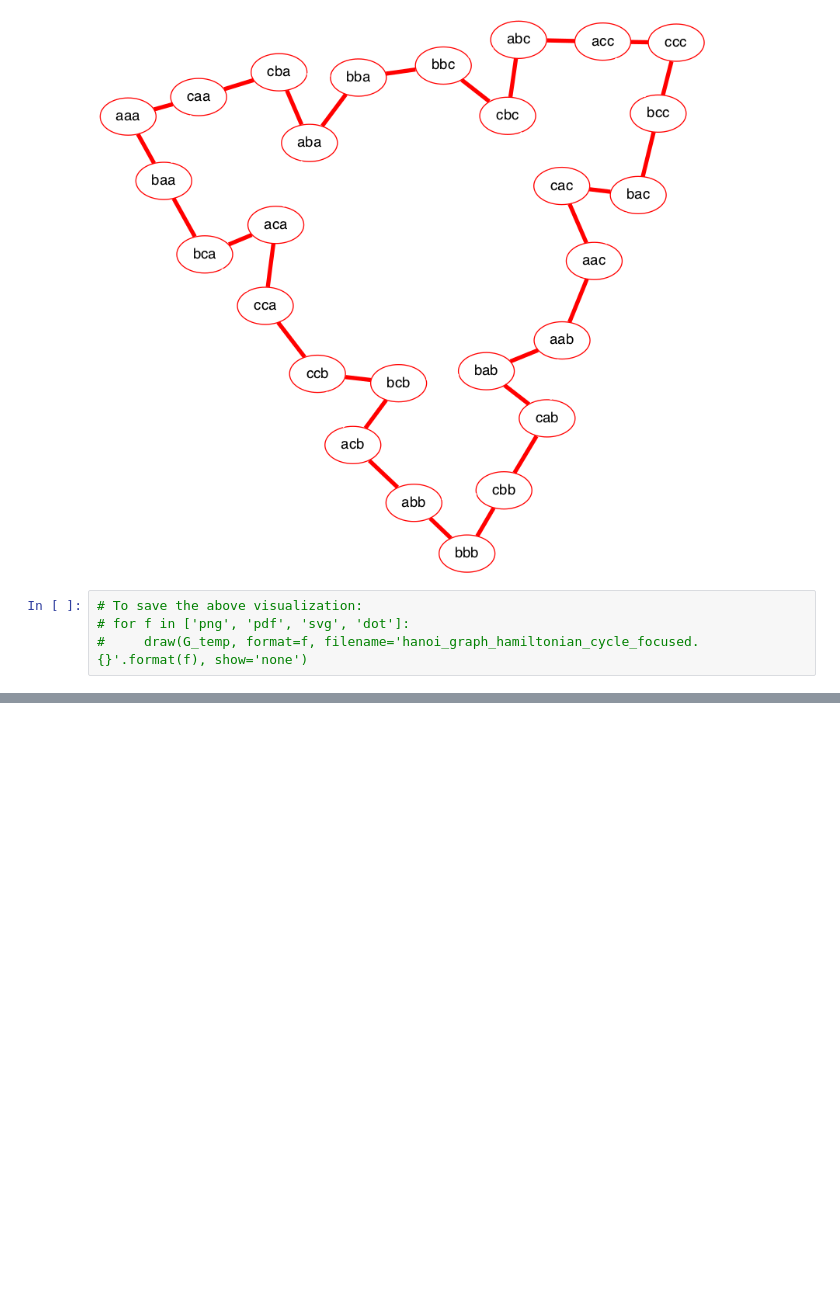
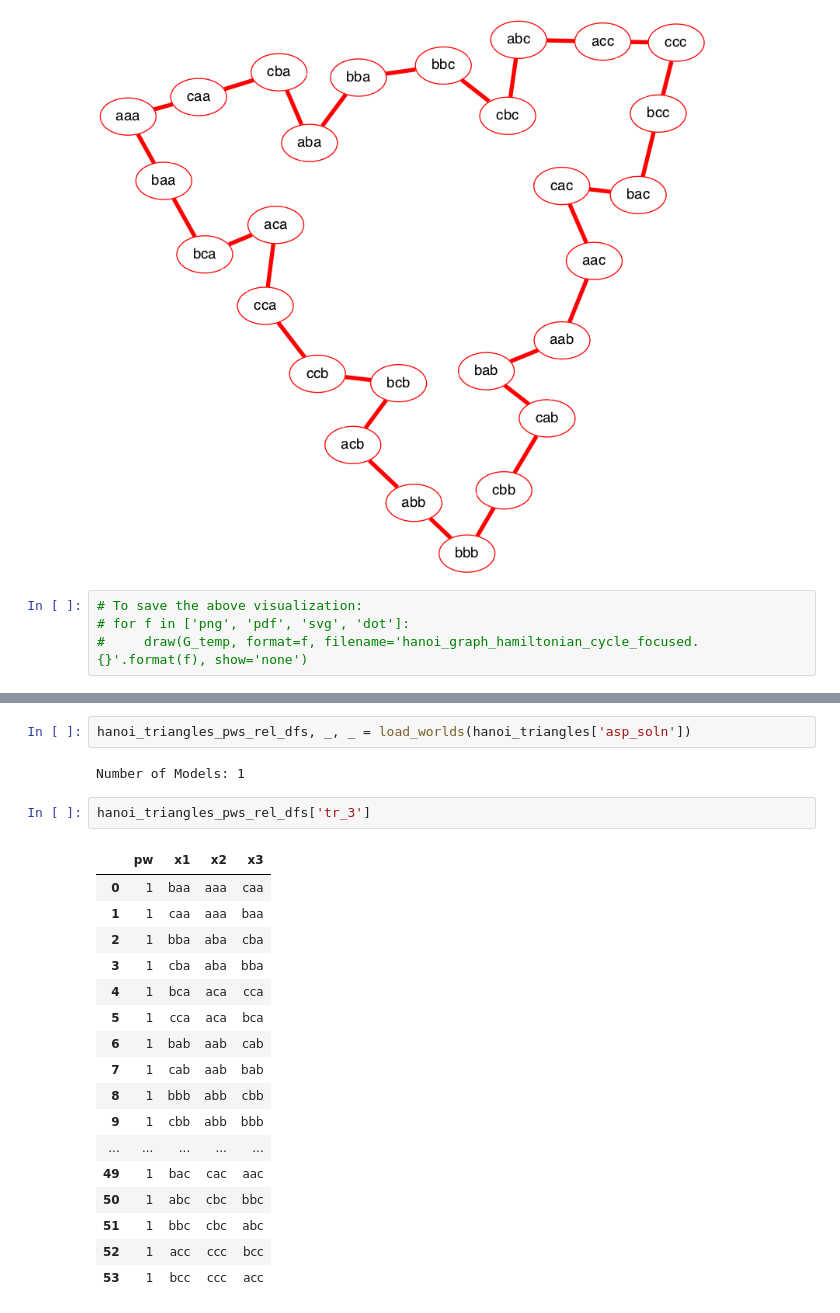
Before and after one commit to sahil1105/PWE-demos-dev, a Jupyter notebook: Hanoi-Graph-Analysis.ipynb, the cells around one changed output, grey strips where cells are left out. Saved outputs shown, nothing was run; the diff lists cells and outputs as text; blank space fills up the shorter version.

```diff
--- a/Hanoi-Graph-Analysis.ipynb
+++ b/Hanoi-Graph-Analysis.ipynb
@@ -298,0 +333,24 @@ draw(G_temp)
+# %%
+hanoi_triangles_pws_rel_dfs, _, _ = load_worlds(hanoi_triangles['asp_soln'])
+# %% [output]
+Number of Models: 1
+# %%
+hanoi_triangles_pws_rel_dfs['tr_3']
+# %% [output]
+|  | pw | x1 | x2 | x3 |
+| 0 | 1 | baa | aaa | caa |
+| 1 | 1 | caa | aaa | baa |
+| 2 | 1 | bba | aba | cba |
+| 3 | 1 | cba | aba | bba |
+| 4 | 1 | bca | aca | cca |
+| 5 | 1 | cca | aca | bca |
+| 6 | 1 | bab | aab | cab |
+| 7 | 1 | cab | aab | bab |
+| 8 | 1 | bbb | abb | cbb |
+| 9 | 1 | cbb | abb | bbb |
+| ... | ... | ... | ... | ... |
+| 49 | 1 | bac | cac | aac |
+| 50 | 1 | abc | cbc | bbc |
+| 51 | 1 | bbc | cbc | abc |
+| 52 | 1 | acc | ccc | bcc |
+| 53 | 1 | bcc | ccc | acc |
```
Also changed, not shown: parts of 13 cells of this notebook, 1 other file.
